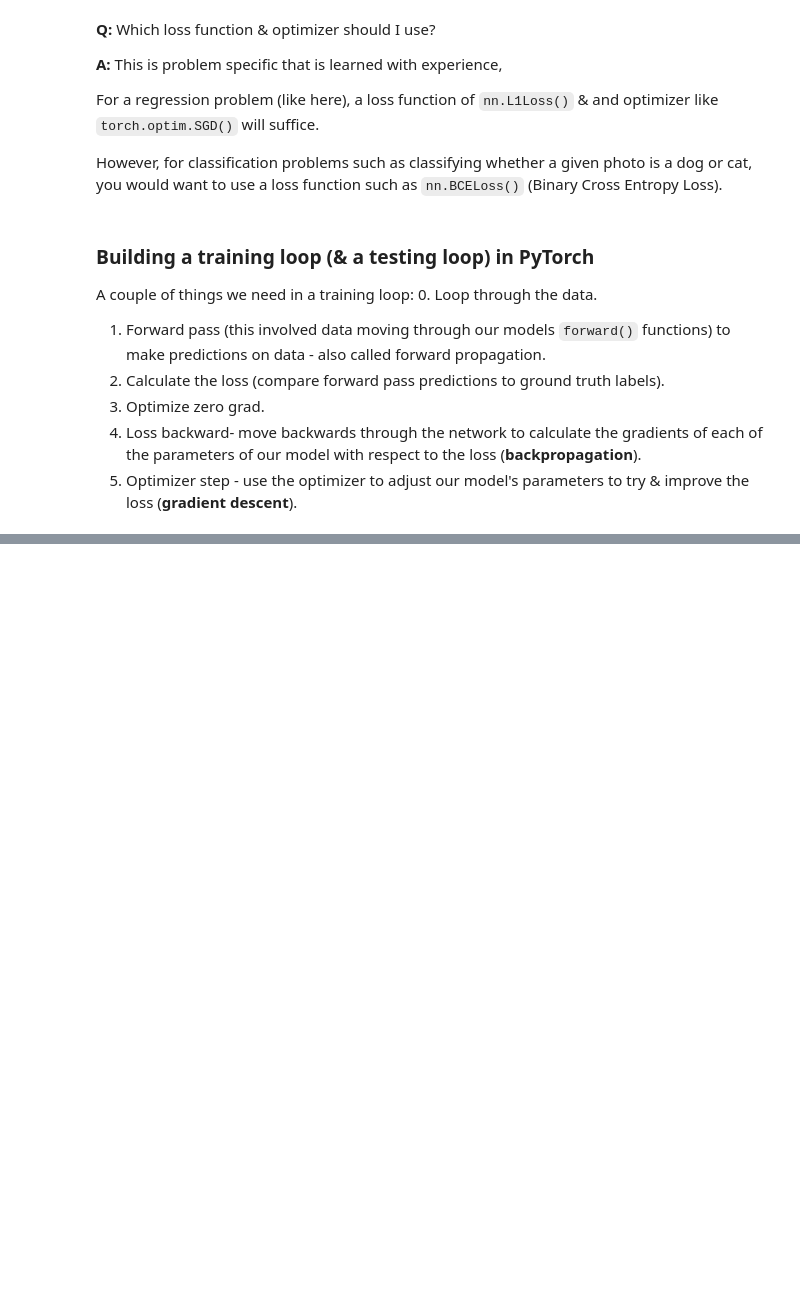
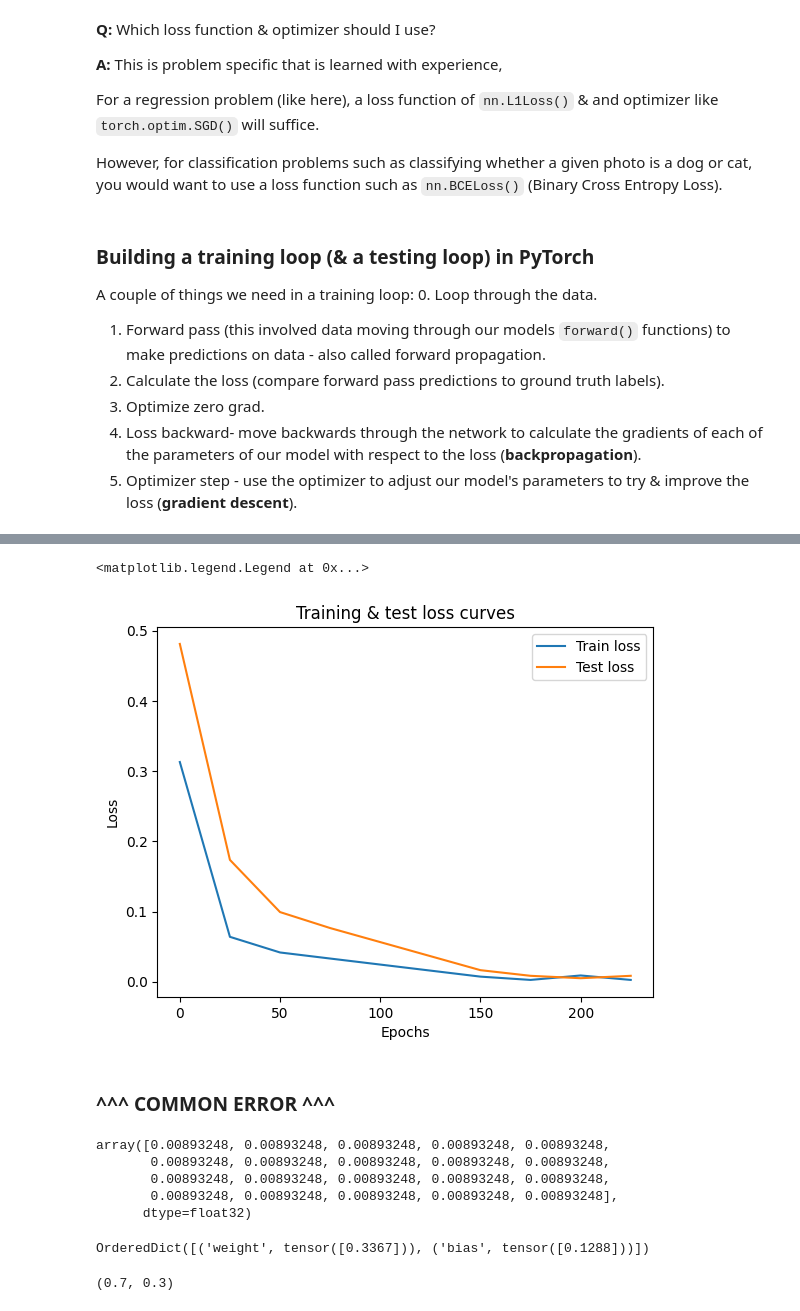
Before and after one commit to ggalindo11/Pytorch_Fundamentals, a Jupyter notebook: 01_pytorch_workflow.ipynb, the cells around one changed output, grey strips where cells are left out. Cells and saved outputs as stored; diff of their text form; code cells hidden in the pictures; blank space fills up the shorter version.

```diff
--- a/01_pytorch_workflow.ipynb
+++ b/01_pytorch_workflow.ipynb
@@ -354,0 +428,21 @@ for epoch in range(epochs): # Pass data through the model for a number of epochs
+# %%
+# Plot the loss curves
+plt.plot(epoch_count, loss_values, label="Train loss")
+plt.plot(epoch_count, test_loss_values, label="Test loss")
+plt.title("Training & test loss curves")
+plt.ylabel("Loss")
+plt.xlabel("Epochs")
+plt.legend()
+# %% [output]
+<matplotlib.legend.Legend at 0x...>
+[figure, added]
+# %% [markdown]
+### **^^^ COMMON ERROR ^^^**
+# %%
+loss_values # is a tensor, so we must convert it to a numpy array
+# %% [output]
+array([0.00893248, 0.00893248, 0.00893248, 0.00893248, 0.00893248,
+       0.00893248, 0.00893248, 0.00893248, 0.00893248, 0.00893248,
+       0.00893248, 0.00893248, 0.00893248, 0.00893248, 0.00893248,
+       0.00893248, 0.00893248, 0.00893248, 0.00893248, 0.00893248],
+      dtype=float32)
@@ -354,0 +455,8 @@ for epoch in range(epochs): # Pass data through the model for a number of epochs
+# %%
+model_0.state_dict()
+# %% [output]
+OrderedDict([('weight', tensor([0.3367])), ('bias', tensor([0.1288]))])
+# %%
+weight, bias
+# %% [output]
+(0.7, 0.3)
```
Also changed, not shown: parts of 16 cells of this notebook.
